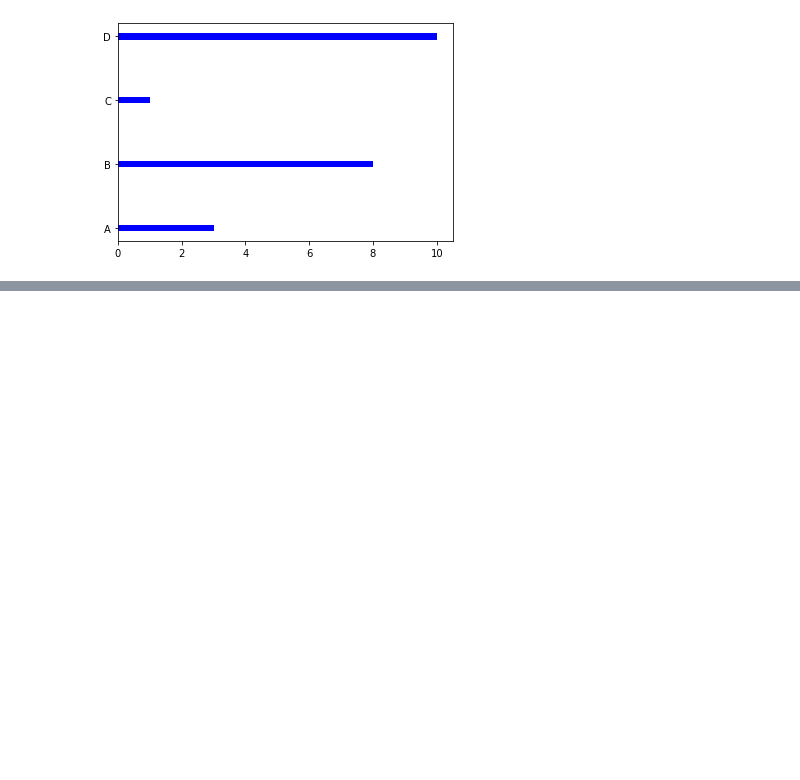
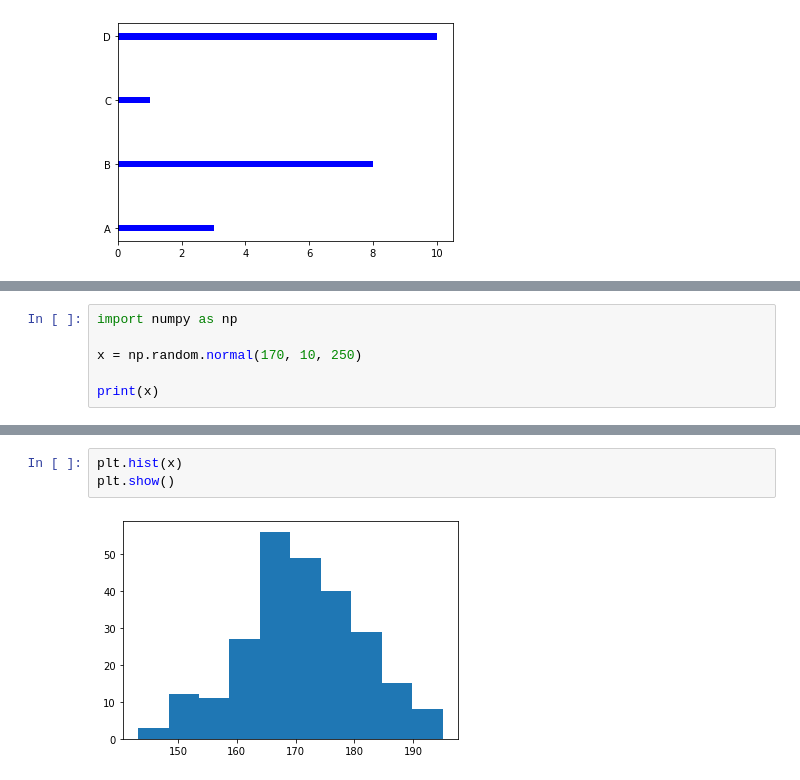
Before and after one commit to alinemati45/Python-Tutorial, a Jupyter notebook: Matplotlib.ipynb, the cells around one changed output, grey strips where cells are left out. Saved outputs shown, nothing was run; the diff lists cells and outputs as text; blank space fills up the shorter version.

```diff
--- a/Matplotlib.ipynb
+++ b/Matplotlib.ipynb
@@ -883,0 +919,6 @@ plt.show()
+# %%
+import numpy as np
+
+x = np.random.normal(170, 10, 250)
+
+print(x)
@@ -883,0 +943,5 @@ plt.show()
+# %%
+plt.hist(x)
+plt.show()
+# %% [output]
+[figure, added]
```
Also changed, not shown: parts of 13 cells of this notebook, 1 other file.
